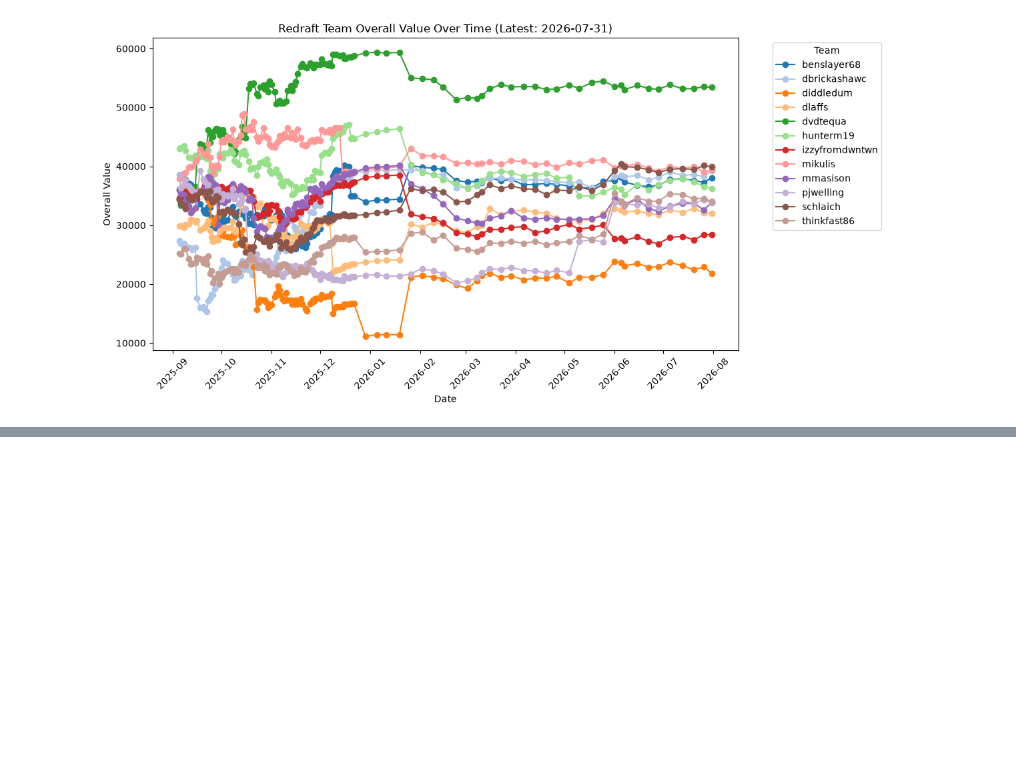
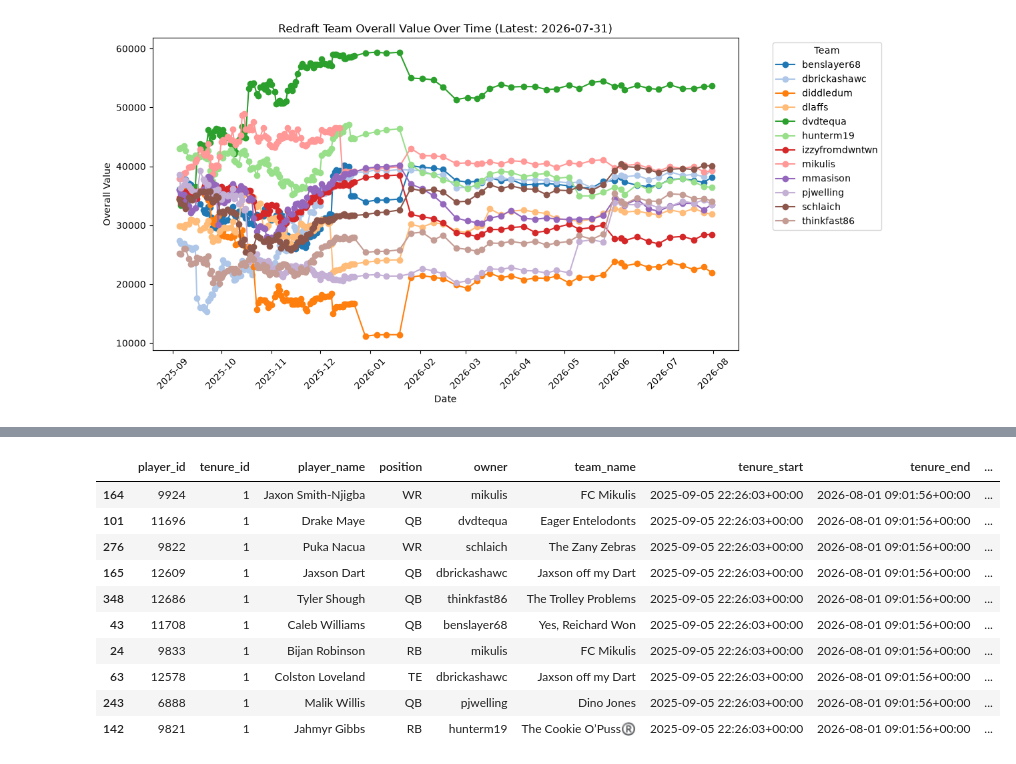
Before and after one commit to atran39/PauliesDynastyFF, a Jupyter notebook: data_visualization_output.ipynb, the cells around one changed output, grey strips where cells are left out. Saved outputs shown, nothing was run; the diff lists cells and outputs as text; code cells hidden in the pictures; blank space fills up the shorter version.

Commit message:
Update snapshot and executed notebook

```diff
--- a/data_visualization_output.ipynb
+++ b/data_visualization_output.ipynb
@@ -254,24 +254,51 @@ player_history
 # %%
-# Ensure chronological order
+# =============================================================================
+# Build Player Tenures
+#
+# A new tenure ONLY begins when a player changes owners in consecutive snapshots.
+# Gaps in a player's history (waivers, missing snapshots, etc.) do NOT create
+# new tenures.
+# =============================================================================
+
 player_history = (
     player_history
     .sort_values(["player_id", "timestamp"])
     .reset_index(drop=True)
 )
 
-# A new tenure begins whenever the owner changes
-player_history["new_tenure"] = (
-    player_history.groupby("player_id")["owner"]
-        .transform(lambda s: s.ne(s.shift()))
+# Previous observation for each player
+player_history["prev_owner"] = (
+    player_history.groupby("player_id")["owner"].shift()
 )
 
-# Assign tenure numbers (1,2,3,... for each player)
-player_history["tenure_id"] = (
-    player_history.groupby("player_id")["new_tenure"]
-        .cumsum()
+player_history["prev_snapshot"] = (
+    player_history.groupby("player_id")["snapshot"].shift()
 )
 
-# Build one row per tenure
+# Was the previous observation the immediately previous snapshot?
+player_history["consecutive_prev"] = (
+    player_history["snapshot"] - player_history["prev_snapshot"] == 1
+)
+
+# Start a new tenure only if:
+#   - first appearance of player
+#   - OR owner changed in consecutive snapshots
+player_history["new_tenure"] = (
+    player_history["prev_owner"].isna()
+    |
+    (
+        player_history["consecutive_prev"]
+        &
+        (player_history["owner"] != player_history["prev_owner"])
+    )
+)
+
+player_history["tenure_id"] = (
+    player_history
+    .groupby("player_id")["new_tenure"]
+    .cumsum()
+)
+
 player_tenures = (
     player_history
     .groupby(["player_id", "tenure_id"], as_index=False)
@@ -281,41 +308,59 @@ player_tenures = (
 
         owner=("owner", "first"),
         team_name=("team_name", "first"),
 
         tenure_start=("timestamp", "first"),
         tenure_end=("timestamp", "last"),
 
+        start_snapshot=("snapshot", "first"),
+        end_snapshot=("snapshot", "last"),
+
         start_value=("value", "first"),
         end_value=("value", "last"),
 
         start_rank=("overall_rank", "first"),
         end_rank=("overall_rank", "last"),
 
         snapshots=("timestamp", "size")
     )
 )
 
 player_tenures["value_change"] = (
-    player_tenures["end_value"] -
-    player_tenures["start_value"]
+    player_tenures["end_value"]
+    - player_tenures["start_value"]
 )
 
 player_tenures["pct_change"] = (
     100
     * player_tenures["value_change"]
     / player_tenures["start_value"]
 ).round(1)
 
 player_tenures["days"] = (
-    player_tenures["tenure_end"] -
-    player_tenures["tenure_start"]
+    player_tenures["tenure_end"]
+    - player_tenures["tenure_start"]
 ).dt.days
 
-player_tenures = player_tenures.sort_values(
-    ["tenure_start", "player_name"]
-).reset_index(drop=True)
+player_tenures = (
+    player_tenures
+    .sort_values(["tenure_start", "player_name"])
+    .reset_index(drop=True)
+)
 
-player_tenures["captured_value"] = (
-    player_tenures["end_value"] -
-    player_tenures["start_value"]
-)
+# Biggest gainers
+display(player_tenures.nlargest(10, "value_change"))
+
+# Biggest losers
+display(player_tenures.nsmallest(10, "value_change"))
+# %% [output]
+|  | player_id | tenure_id | player_name | position | owner | team_name | tenure_start | tenure_end | ... |
+| 164 | 9924 | 1 | Jaxon Smith-Njigba | WR | mikulis | FC Mikulis | 2025-09-05 22:26:03+00:00 | 2026-08-01 09:01:56+00:00 | ... |
+| 101 | 11696 | 1 | Drake Maye | QB | dvdtequa | Eager Entelodonts | 2025-09-05 22:26:03+00:00 | 2026-08-01 09:01:56+00:00 | ... |
+| 276 | 9822 | 1 | Puka Nacua | WR | schlaich | The Zany Zebras | 2025-09-05 22:26:03+00:00 | 2026-08-01 09:01:56+00:00 | ... |
+| 165 | 12609 | 1 | Jaxson Dart | QB | dbrickashawc | Jaxson off my Dart | 2025-09-05 22:26:03+00:00 | 2026-08-01 09:01:56+00:00 | ... |
+| 348 | 12686 | 1 | Tyler Shough | QB | thinkfast86 | The Trolley Problems | 2025-09-05 22:26:03+00:00 | 2026-08-01 09:01:56+00:00 | ... |
+| 43 | 11708 | 1 | Caleb Williams | QB | benslayer68 | Yes, Reichard Won | 2025-09-05 22:26:03+00:00 | 2026-08-01 09:01:56+00:00 | ... |
+| 24 | 9833 | 1 | Bijan Robinson | RB | mikulis | FC Mikulis | 2025-09-05 22:26:03+00:00 | 2026-08-01 09:01:56+00:00 | ... |
+| 63 | 12578 | 1 | Colston Loveland | TE | dbrickashawc | Jaxson off my Dart | 2025-09-05 22:26:03+00:00 | 2026-08-01 09:01:56+00:00 | ... |
+| 243 | 6888 | 1 | Malik Willis | QB | pjwelling | Dino Jones | 2025-09-05 22:26:03+00:00 | 2026-08-01 09:01:56+00:00 | ... |
+| 142 | 9821 | 1 | Jahmyr Gibbs | RB | hunterm19 | The Cookie O’Puss®️ | 2025-09-05 22:26:03+00:00 | 2026-08-01 09:01:56+00:00 | ... |
```
Also changed, not shown: parts of 7 cells of this notebook, 2 other files.
